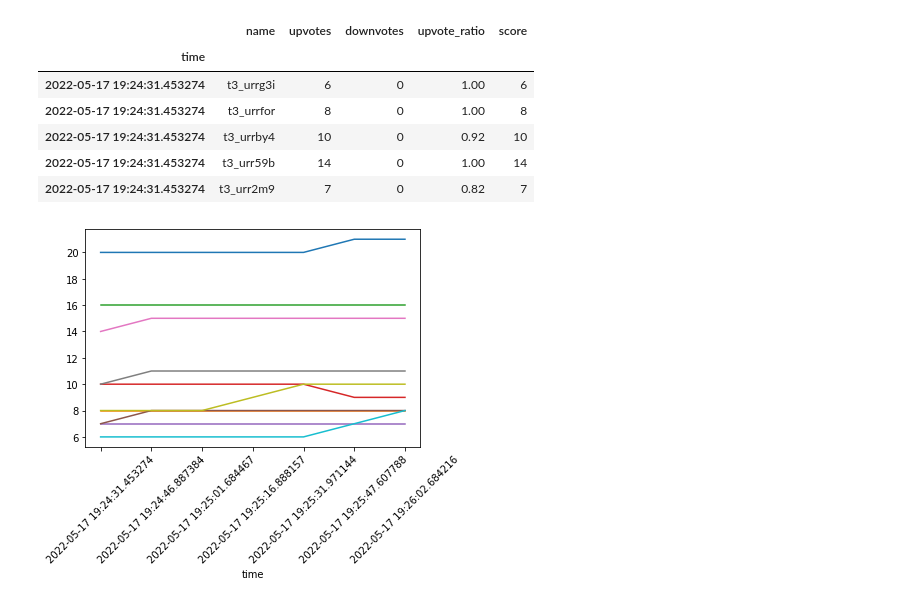
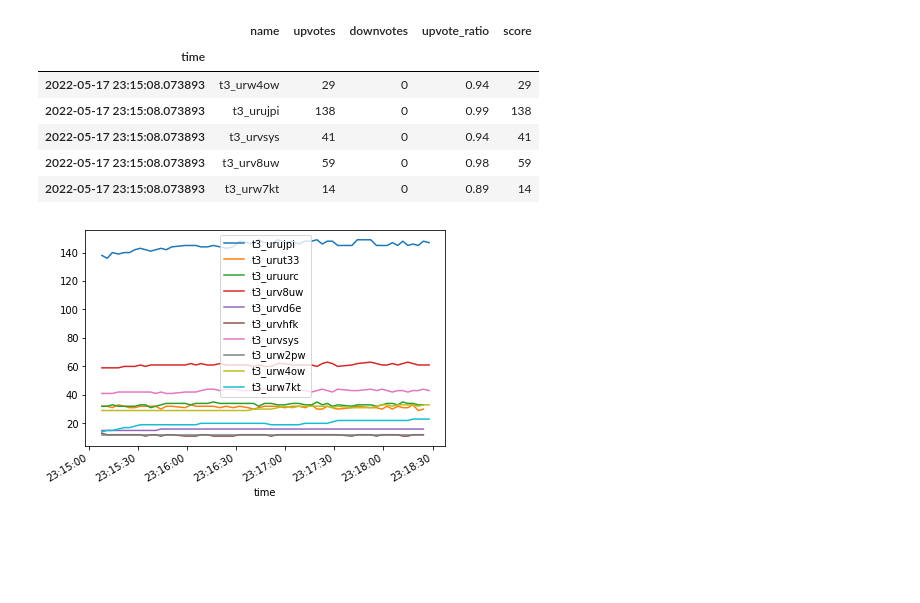
Before and after one commit to fedeb95/memes, a Jupyter notebook: Untitled.ipynb, the cells around one changed output. Saved outputs shown, nothing was run; the diff lists cells and outputs as text; code cells hidden in the pictures; blank space fills up the shorter version.

```diff
--- a/Untitled.ipynb
+++ b/Untitled.ipynb
@@ -4,19 +5,23 @@ import matplotlib.pyplot as plt
 # %%
-df = pd.read_csv('./data_2022-05-17_19:24:31.453025.csv', sep=';')
+df = pd.read_csv('./data_2022-05-17_23:15:08.073699.csv', sep=';')
 # %%
 df = df.set_index('time')
+df.index = pd.DatetimeIndex(df.index)
 df.head()
 # %% [output]
 |  | name | upvotes | downvotes | upvote_ratio | score |
 | time |  |  |  |  |  |
-| 2022-05-17 19:24:31.453274 | t3_urrg3i | 6 | 0 | 1.00 | 6 |
-| 2022-05-17 19:24:31.453274 | t3_urrfor | 8 | 0 | 1.00 | 8 |
-| 2022-05-17 19:24:31.453274 | t3_urrby4 | 10 | 0 | 0.92 | 10 |
-| 2022-05-17 19:24:31.453274 | t3_urr59b | 14 | 0 | 1.00 | 14 |
-| 2022-05-17 19:24:31.453274 | t3_urr2m9 | 7 | 0 | 0.82 | 7 |
+| 2022-05-17 23:15:08.073893 | t3_urw4ow | 29 | 0 | 0.94 | 29 |
+| 2022-05-17 23:15:08.073893 | t3_urujpi | 138 | 0 | 0.99 | 138 |
+| 2022-05-17 23:15:08.073893 | t3_urvsys | 41 | 0 | 0.94 | 41 |
+| 2022-05-17 23:15:08.073893 | t3_urv8uw | 59 | 0 | 0.98 | 59 |
+| 2022-05-17 23:15:08.073893 | t3_urw7kt | 14 | 0 | 0.89 | 14 |
 # %%
+fig = plt.figure(figsize=(5, 3))
+ax = fig.add_axes([0, 0, 1, 1])
+plt.xticks(rotation = 45) # Rotates X-Axis Ticks by 45-degrees
 df.groupby('name')['upvotes'].plot()
-plt.xticks(rotation = 45) # Rotates X-Axis Ticks by 45-degrees
+ax.legend()
 plt.show()
 # %% [output]
-[figure, old version]
+[figure, new version]
```
Also changed, not shown: parts of 9 cells of this notebook, 3 other files.
